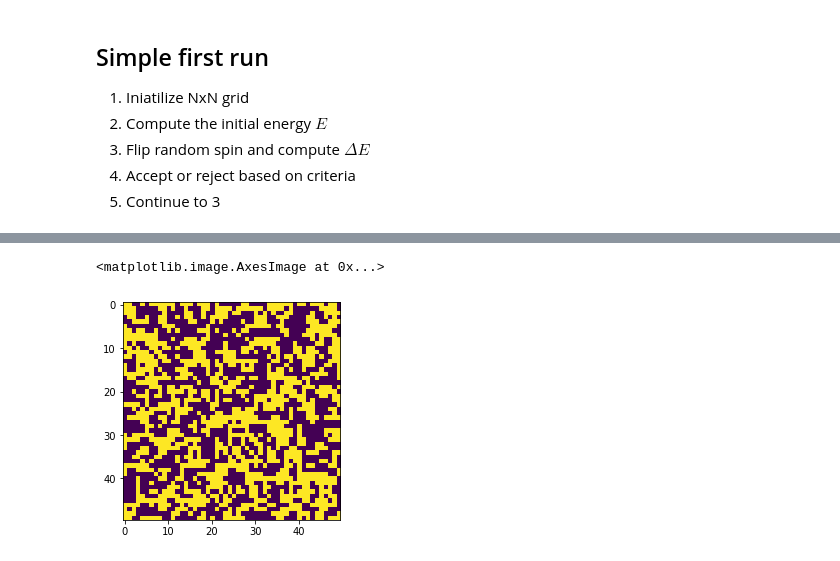
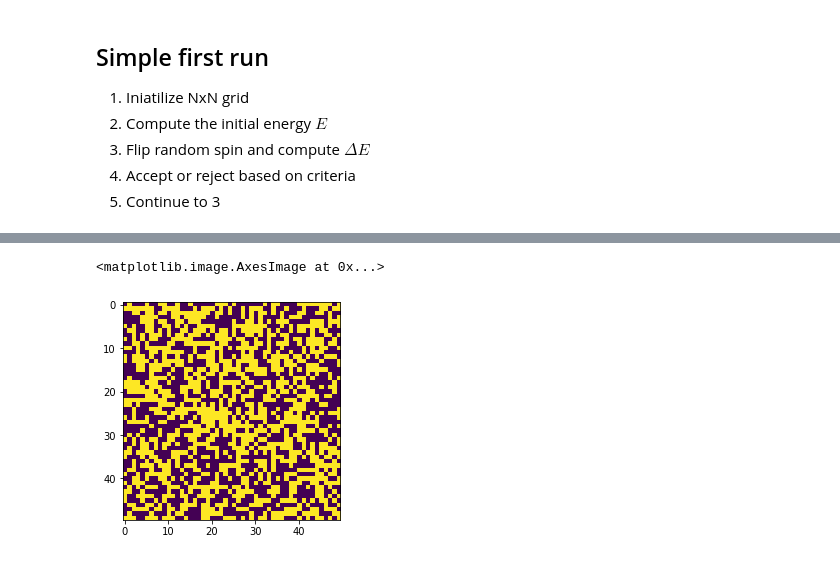
Before and after one commit to danlkv/ising_model, a Jupyter notebook: syntesis/Ising metropolis.ipynb, the cells around one changed output, grey strips where cells are left out. Drawn from its saved outputs; the diff is of its cells as text; code cells hidden in the pictures.

```diff
--- a/syntesis/Ising metropolis.ipynb
+++ b/syntesis/Ising metropolis.ipynb
@@ -142,5 +104,6 @@ plt.plot(np.convolve(energies, np.ones((N**2,))/N**2, mode='valid'))
-# %%
-plt.imshow(grid)
-# %% [output]
-<matplotlib.image.AxesImage at 0x...>
-[figure, removed]
+# %%
+grid = get_random_grid(50)
+plt.imshow(grid)
+# %% [output]
+<matplotlib.image.AxesImage at 0x...>
+[figure, added]
```
Also changed, not shown: parts of 10 cells of this notebook, 4 other files.
